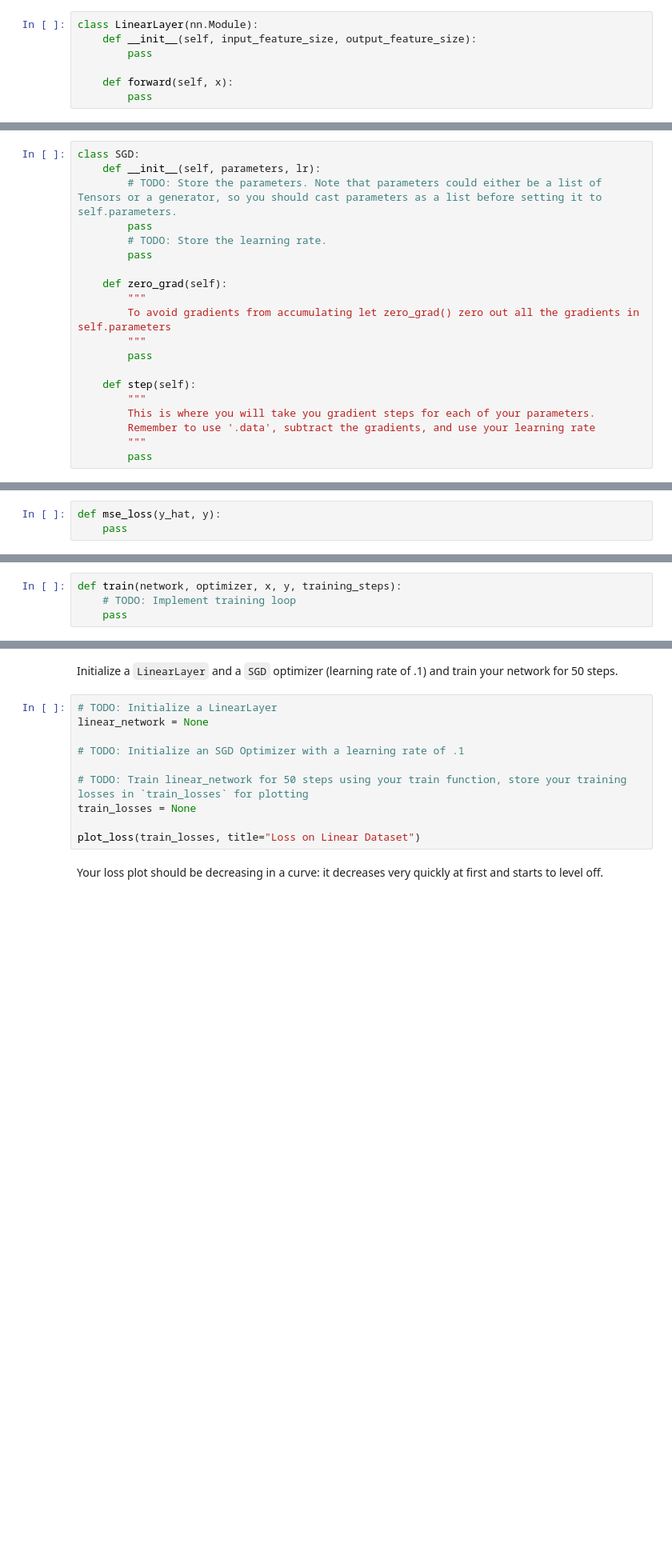
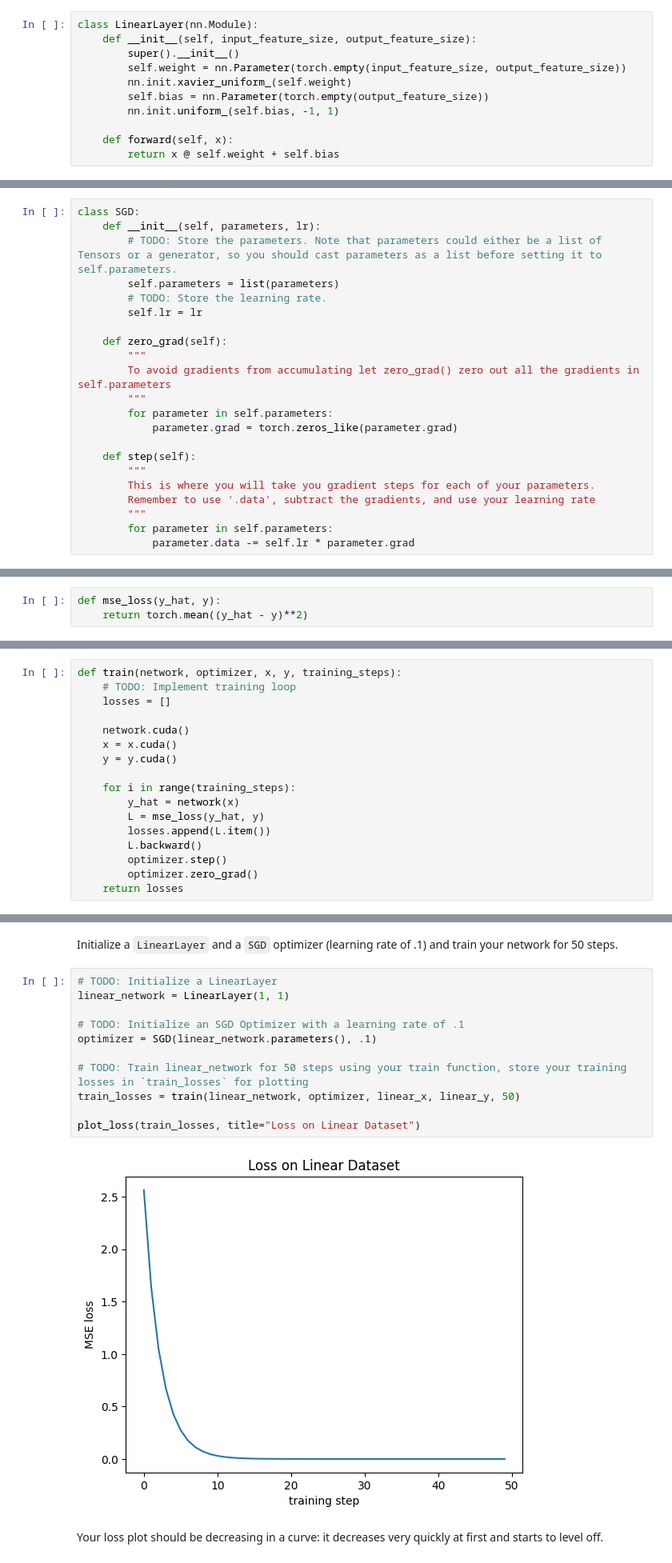
Before and after one commit to gwanghong/CS474, a Jupyter notebook: lab2_modules_training.ipynb, the cells around one changed output, grey strips where cells are left out. Shown at 80% size. Cells and saved outputs as stored; diff of their text form; blank space fills up the shorter version.

```diff
--- a/lab2_modules_training.ipynb
+++ b/lab2_modules_training.ipynb
@@ -243,10 +263,14 @@ You can find helpful resources and documentation on `nn.init.xavier_uniform_()`
 # %%
 class LinearLayer(nn.Module):
     def __init__(self, input_feature_size, output_feature_size):
-        pass
+        super().__init__()
+        self.weight = nn.Parameter(torch.empty(input_feature_size, output_feature_size))
+        nn.init.xavier_uniform_(self.weight)
+        self.bias = nn.Parameter(torch.empty(output_feature_size))
+        nn.init.uniform_(self.bias, -1, 1)
 
     def forward(self, x):
-        pass
+        return x @ self.weight + self.bias
 # %% [markdown]
 Execute the code below to assert that your functionality works correctly.
 # %%
@@ -277,22 +301,24 @@ Now that we have `LinearLayer` built, let's create an `SGD` optimizer that will
 class SGD:
     def __init__(self, parameters, lr):
         # TODO: Store the parameters. Note that parameters could either be a list of Tensors or a generator, so you should cast parameters as a list before setting it to self.parameters.
-        pass
+        self.parameters = list(parameters)
         # TODO: Store the learning rate.
-        pass
+        self.lr = lr
 
     def zero_grad(self):
         """
         To avoid gradients from accumulating let zero_grad() zero out all the gradients in self.parameters
         """
-        pass
+        for parameter in self.parameters:
+            parameter.grad = torch.zeros_like(parameter.grad)
 
     def step(self):
         """
         This is where you will take you gradient steps for each of your parameters.
         Remember to use '.data', subtract the gradients, and use your learning rate
         """
-        pass
+        for parameter in self.parameters:
+            parameter.data -= self.lr * parameter.grad
 # %% [markdown]
 Execute the cell below to test that your implementation works correctly.
 # %%
@@ -325,7 +351,7 @@ Do **not** use a for loop in your implementation, use `torch.mean()` instead.
 You can use `nn.functional.mse_loss()` to validate your implementation works.
 # %%
 def mse_loss(y_hat, y):
-    pass
+    return torch.mean((y_hat - y)**2)
 # %% [markdown]
 Now that we have the necessary components to learn linear regression, let's generate some data.
 # %%
@@ -350,21 +380,37 @@ There are two things to note:
 # %%
 def train(network, optimizer, x, y, training_steps):
     # TODO: Implement training loop
-    pass
+    losses = []
+
+    network.cuda()
+    x = x.cuda()
+    y = y.cuda()
+
+    for i in range(training_steps):
+        y_hat = network(x)
+        L = mse_loss(y_hat, y)
+        losses.append(L.item())
+        L.backward()
+        optimizer.step()
+        optimizer.zero_grad()
+    return losses
 # %% [markdown]
 Now, we'll create a single-layer regression model. For the data to fit into the model, we must provide the correct `input_feature_size` parameter. For the prediction to match the true labels and fit into the loss function with the label, we must provide the correct `output_feature_size` parameter. In this case, we have a single x-value as an input and a single y-value as an output, so `input_feature_size=1` and `output_feature_size=1`.
 # %% [markdown]
 Initialize a `LinearLayer` and a `SGD` optimizer (learning rate of .1) and train your network for 50 steps.
 # %%
 # TODO: Initialize a LinearLayer
-linear_network = None
+linear_network = LinearLayer(1, 1)
 
 # TODO: Initialize an SGD Optimizer with a learning rate of .1
+optimizer = SGD(linear_network.parameters(), .1)
 
 # TODO: Train linear_network for 50 steps using your train function, store your training losses in `train_losses` for plotting
-train_losses = None
+train_losses = train(linear_network, optimizer, linear_x, linear_y, 50)
 
 plot_loss(train_losses, title="Loss on Linear Dataset")
+# %% [output]
+[figure, added]
 # %% [markdown]
 Your loss plot should be decreasing in a curve: it decreases very quickly at first and starts to level off.
 # %%
```
Also changed, not shown: parts of 27 cells of this notebook.
